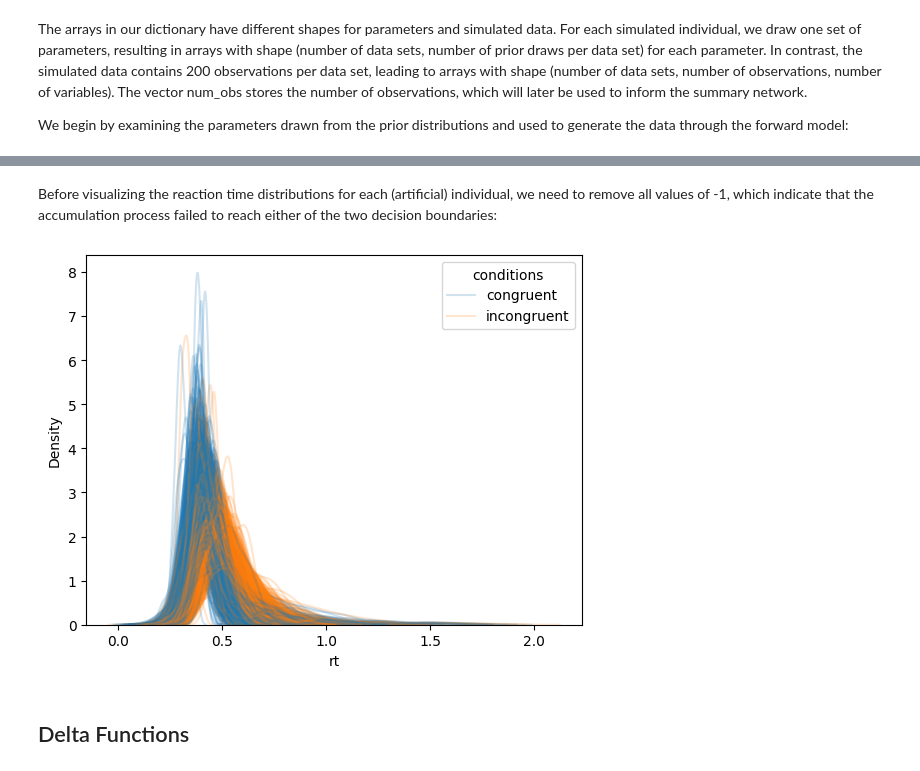
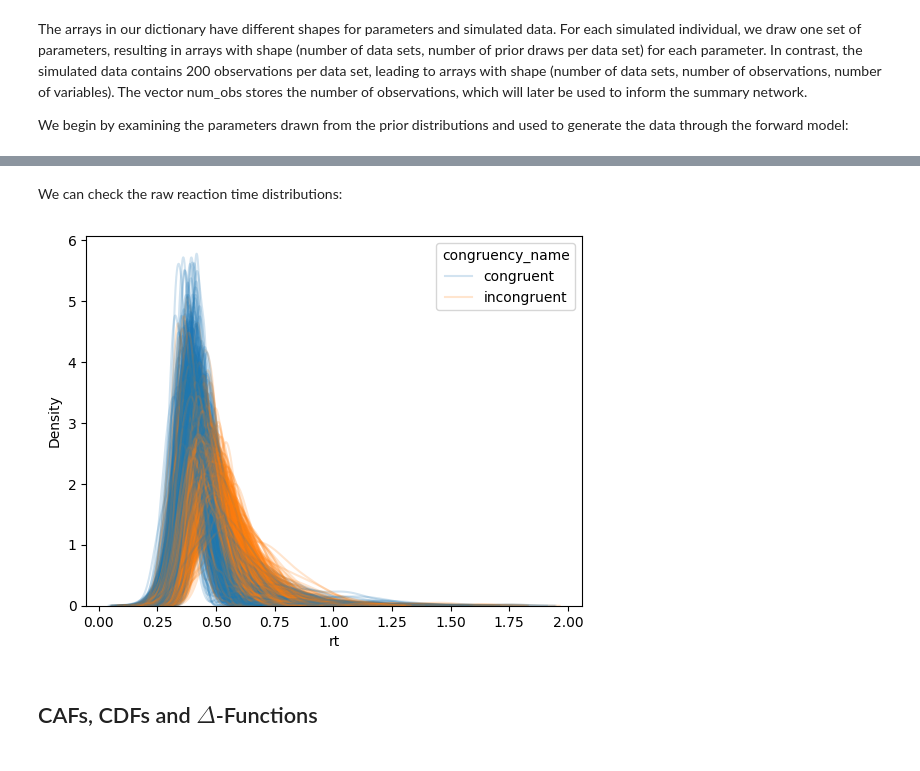
Before and after one commit to simschaefer/amortized-dmc, a Jupyter notebook: notebooks/dmc_introduction.ipynb, the cells around one changed output, grey strips where cells are left out. Saved outputs shown, nothing was run; the diff lists cells and outputs as text; code cells hidden in the pictures.

Commit message:
update dmc introduction notebook (CAFs, CDFs, Delta functions

```diff
--- a/notebooks/dmc_introduction.ipynb
+++ b/notebooks/dmc_introduction.ipynb
@@ -144,11 +143,0 @@ Lets check if our RT distributions look as anticipated. To do this, we convert t
-# %%
-lst_dfs = []
-
-for id in np.arange(0,n_individuals):
-
-    df = pd.DataFrame({k: test_data[k][id,:,:].flatten() for k in ['rt', 'accuracy', 'conditions']})
-    df['id'] = id
-    lst_dfs.append(df)
-
-df_complete = pd.concat(lst_dfs)
-df_complete
@@ -169,2 +143,0 @@ df_complete
-# %% [markdown]
-Before visualizing the reaction time distributions for each (artificial) individual, we need to remove all values of -1, which indicate that the accumulation process failed to reach either of the two decision boundaries:
@@ -173,17 +144,19 @@ df_complete = df_complete[df_complete['rt'] != -1]
+# %%
+df_complete = dmc_helpers.format_sim_data(test_data, only_convergents=True)
+# %% [markdown]
+We can check the raw reaction time distributions:
 # %%
 import seaborn as sns
-
-df_complete.loc[:, 'conditions'] = df_complete['conditions'].replace({0: 'congruent', 1: 'incongruent'})
 
 for id in np.arange(0,n_individuals):
 
     # select data from individual id
     df_id = df_complete[df_complete['id'] == id]
 
     # plot rt distribution excluding values of -1
-    sns.kdeplot(df_id, x = 'rt', hue='conditions', alpha=0.2)
+    sns.kdeplot(df_id, x = 'rt', hue='congruency_name', alpha=0.2)
 # %% [output]
-[figure, old version]
+[figure, new version]
 # %% [markdown]
-## Delta Functions
+## CAFs, CDFs and $\Delta$-Functions
 # %% [markdown]
```
Also changed, not shown: parts of 15 cells of this notebook.
